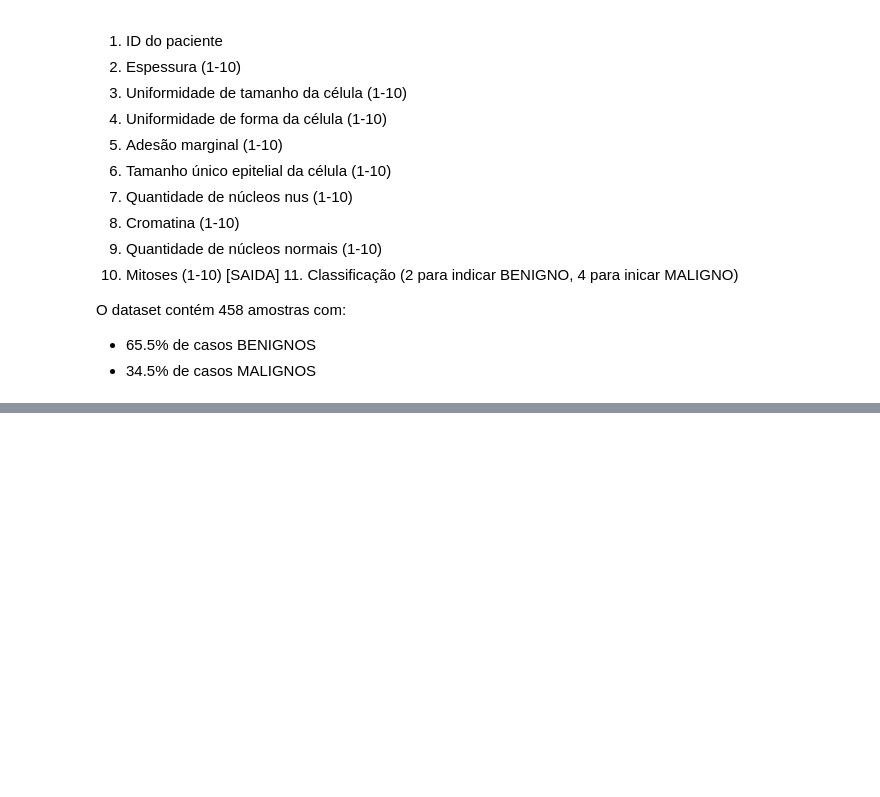
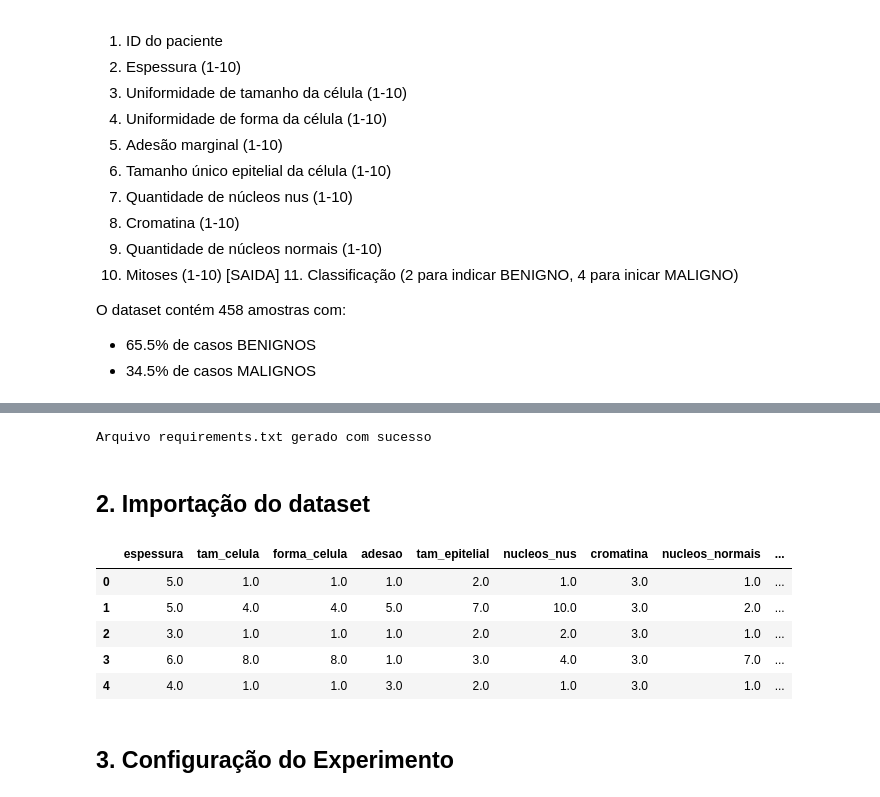
Before and after one commit to eulergomees/dnn_breast_cancer, a Jupyter notebook: dnn_breastcancer.ipynb, the cells around one changed output, grey strips where cells are left out. Cells and saved outputs as stored; diff of their text form; code cells hidden in the pictures; blank space fills up the shorter version.

```diff
--- a/dnn_breastcancer.ipynb
+++ b/dnn_breastcancer.ipynb
@@ -76,0 +89,50 @@ Hello from the pygame community. https://www.pygame.org/contribute.html
+# %%
+#rotina para exportacao da lista de pacotes
+def exportaRequirements():
+    try:
+        resultado = subprocess.run([sys.executable, "-m", "pip", "freeze"],
+                                   capture_output=True,
+                                   text=True,
+                                   check=True)
+        with open('requirements.txt', 'w') as f:
+            f.write(resultado.stdout)
+        print('Arquivo requirements.txt gerado com sucesso')
+    except subprocess.CalledProcessError as e:
+        print('Erro ao gerar arquivo requirements.txt:', e)
+
+exportaRequirements()
+# %% [output]
+Arquivo requirements.txt gerado com sucesso
+# %% [markdown]
+## 2. Importação do dataset
+# %%
+#2 benigno 4 maligno
+col_names = ['ID', 'espessura', 'tam_celula', 'forma_celula', 'adesao', 'tam_epitelial','nucleos_nus', 'cromatina', 'nucleos_normais', 'mitoses', 'diagnostico']
+#importacao do dataset
+data = pd.read_csv('dataset/dataset_breastcancer.csv', header=None, names=col_names)
+#remove a coluna ID do dataset
+data = data.drop(columns=['ID'], axis=1)
+
+#substitui interrogação por NaN
+data = data.replace('?', np.nan)
+
+#converte tudo para numero
+data = data.astype(float)
+
+#converte o codigo do diagnostico para 0 e 1
+data = data.assign(diagnostico=data['diagnostico'].replace({2:0, 4:1}))
+
+#nomeia as estradas e saidas
+x_names = data.columns[:-1].tolist()
+y_names = data.columns[-1:].tolist()
+
+data.head()
+# %% [output]
+|  | espessura | tam_celula | forma_celula | adesao | tam_epitelial | nucleos_nus | cromatina | nucleos_normais | ... |
+| 0 | 5.0 | 1.0 | 1.0 | 1.0 | 2.0 | 1.0 | 3.0 | 1.0 | ... |
+| 1 | 5.0 | 4.0 | 4.0 | 5.0 | 7.0 | 10.0 | 3.0 | 2.0 | ... |
+| 2 | 3.0 | 1.0 | 1.0 | 1.0 | 2.0 | 2.0 | 3.0 | 1.0 | ... |
+| 3 | 6.0 | 8.0 | 8.0 | 1.0 | 3.0 | 4.0 | 3.0 | 7.0 | ... |
+| 4 | 4.0 | 1.0 | 1.0 | 3.0 | 2.0 | 1.0 | 3.0 | 1.0 | ... |
+# %% [markdown]
+## 3. Configuração do Experimento
```
Also changed, not shown: parts of 10 cells of this notebook, 1 other file.
